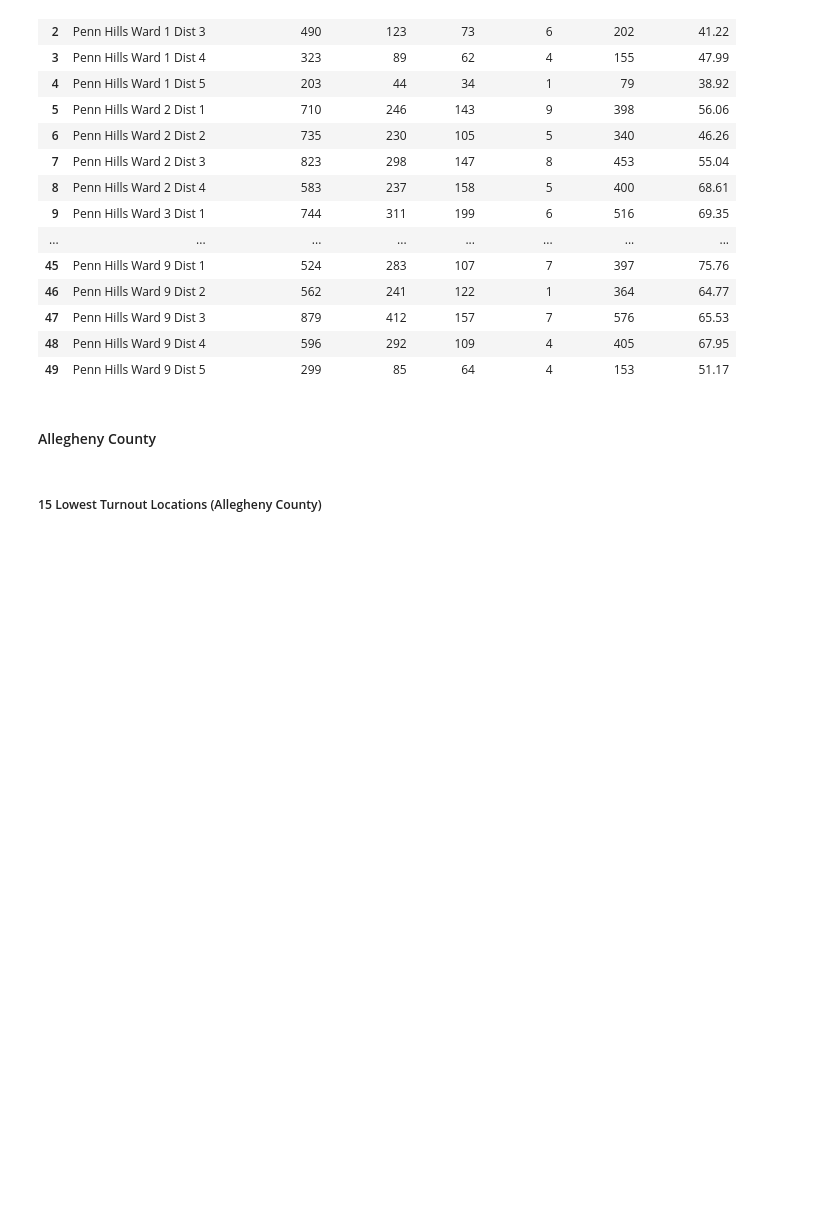
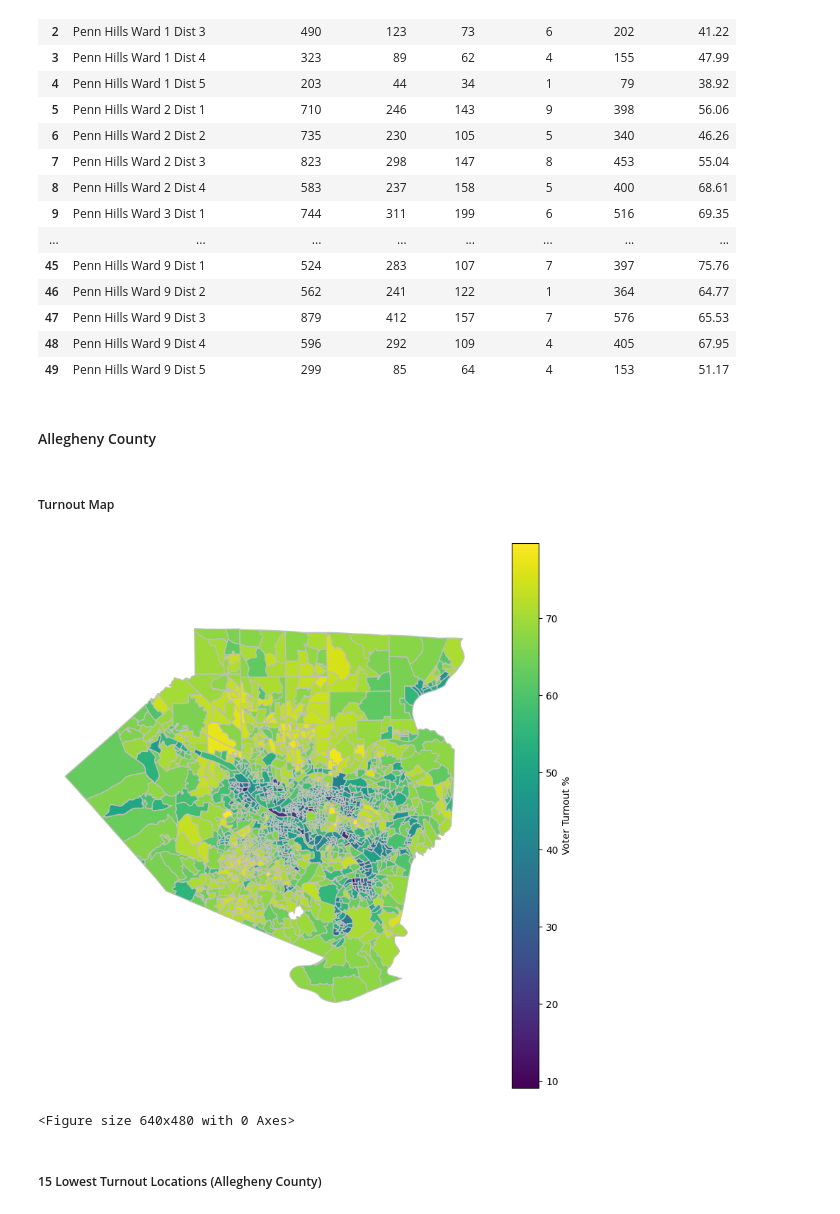
Before and after one commit to jonprice99/Regional-Election-Analysis, a Jupyter notebook: election_data.ipynb, the cells around one changed output. Cells and saved outputs as stored; diff of their text form; code cells hidden in the pictures; blank space fills up the shorter version.

```diff
--- a/election_data.ipynb
+++ b/election_data.ipynb
@@ -40,0 +38,15 @@ hd32_map = gpd.read_file("./Allegheny_Voting_Districts/Allegheny_County_Voting_D
+# %%
+# get all of the election result filenames
+files = ['hd32_special23_detail.xls', 'allegheny_general23_detail.xls', 'allegheny_general22_detail.xls']
+
+# get the map for Allegheny County
+allegheny_district_map = gpd.read_file("./Allegheny_Voting_Districts/Allegheny_County_Voting_District_Boundaries.shp")
+
+# get the map for HD32
+hd32_districts = pd.read_csv("./hd32_districts.txt", header=None)
+hd32_district_map = allegheny_district_map.copy(deep=True)
+hd32_district_map = hd32_district_map[hd32_district_map['Muni_War_1'].isin(hd32_districts[0])]
+
+# get the map for Penn Hills
+ph_district_map = allegheny_district_map[(allegheny_district_map['LABEL'] == 'Penn Hills Municipality')]
+ph_district_map.head(10)
@@ -123,5 +179,23 @@ ph_general22_turnout
 # %% [markdown]
 #### Allegheny County
+# %% [markdown]
+##### Turnout Map
+# %%
+labeled_allegheny_general22_district_map = allegheny_general22_district_map.plot(column="Voter Turnout", #Set the data to be used for coloring
+                       edgecolor="#C0C0C0", #Set the color of the outlines for each district
+                       legend=True, #Show the legend
+                       legend_kwds={'label': "Voter Turnout %"}, #Label the legend
+                       figsize=(10,10), #Set the size of the graph
+                    )
+
+# hide the x and y axis on the plot & move the legend
+labeled_allegheny_general22_district_map.axis('off')
+
+plt.show()
+plt.savefig('./Turnout_Maps/allegheny_general22_turnout.png')
+# %% [output]
+[figure, added]
+<Figure size 640x480 with 0 Axes>
 # %% [markdown]
 ##### 15 Lowest Turnout Locations (Allegheny County)
 # %%
```
Also changed, not shown: parts of 57 cells of this notebook, 3 other files.
